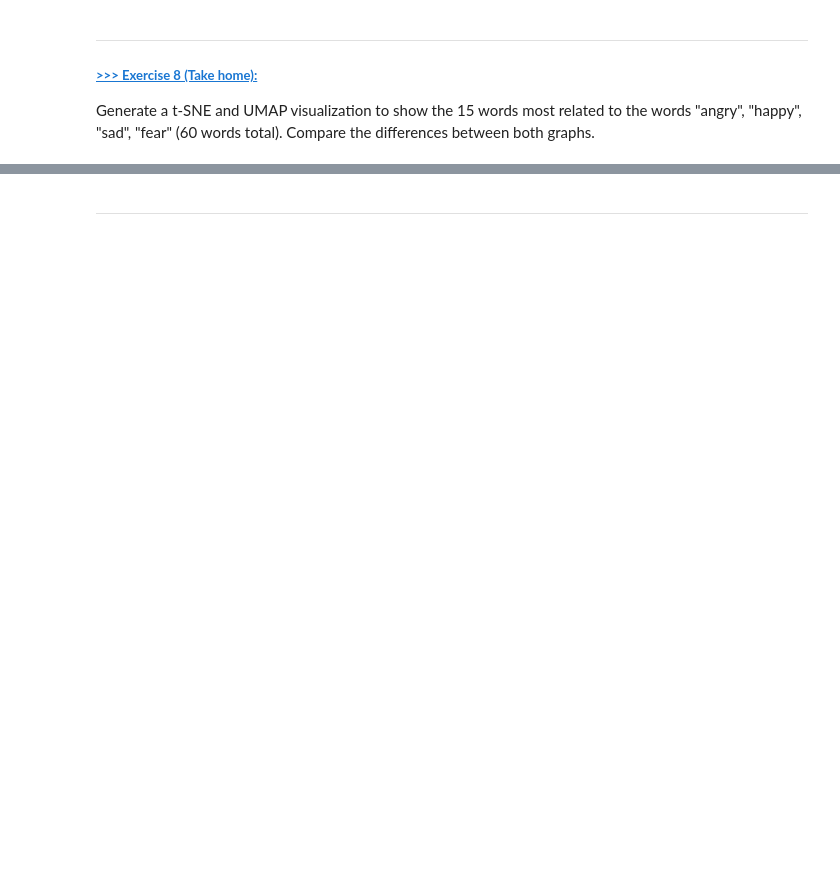
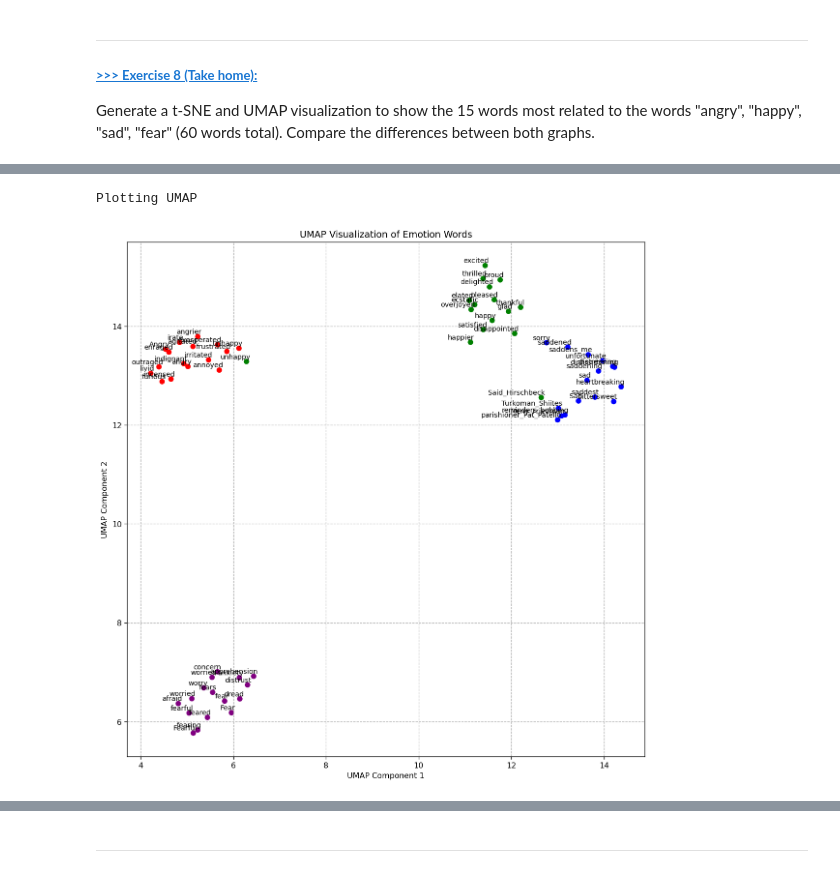
Before and after one commit to zhangjingxing/DM2025-Lab2-Exercise, a Jupyter notebook: DM2025-Lab2-Master-Phase_1.ipynb, the cells around one changed output, grey strips where cells are left out. Drawn from its saved outputs; the diff is of its cells as text; code cells hidden in the pictures; blank space fills up the shorter version.

```diff
--- a/DM2025-Lab2-Master-Phase_1.ipynb
+++ b/DM2025-Lab2-Master-Phase_1.ipynb
@@ -1295,0 +1451,30 @@ Generate a t-SNE and UMAP visualization to show the 15 words most related to the
+# %%
+umap_model = umap.UMAP(n_components=2,
+                       metric='cosine',
+                       random_state=28,
+                       n_neighbors=10,
+                       min_dist=0.1)
+
+## training
+X_umap = umap_model.fit_transform(X_train)
+
+## plot the result
+print("Plotting UMAP")
+plt.figure(figsize=(12, 12), dpi=115)
+plt.scatter(X_umap[:, 0], X_umap[:, 1], c=color_list)
+for label, x, y in zip(target_words, X_umap[:, 0], X_umap[:, 1]):
+    plt.annotate(label,
+                 xy=(x,y),
+                 xytext=(5, 2), # Offset text slightly
+                 textcoords='offset points',
+                 ha='right',
+                 va='bottom',
+                 fontsize=9)
+plt.title("UMAP Visualization of Emotion Words")
+plt.xlabel("UMAP Component 1")
+plt.ylabel("UMAP Component 2")
+plt.grid(True, linestyle='--')
+plt.show()
+# %% [output]
+Plotting UMAP
+[figure, added]
```
Also changed, not shown: parts of 33 cells of this notebook, 3 other files.
